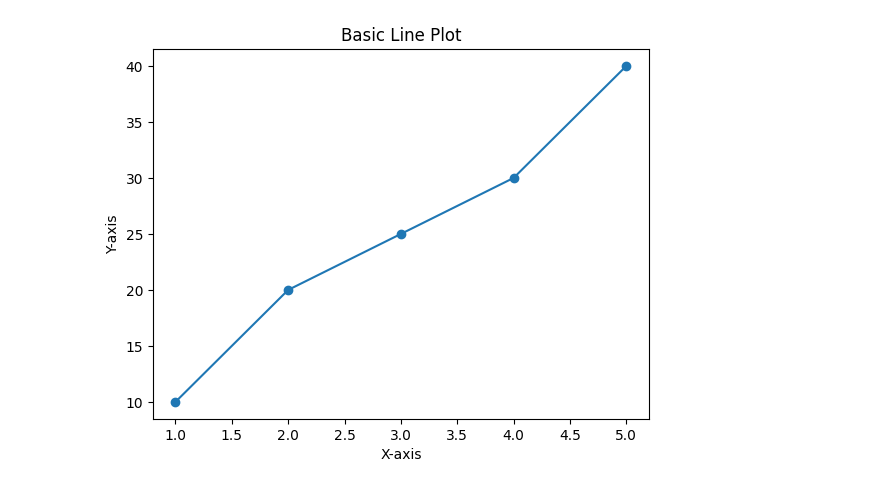
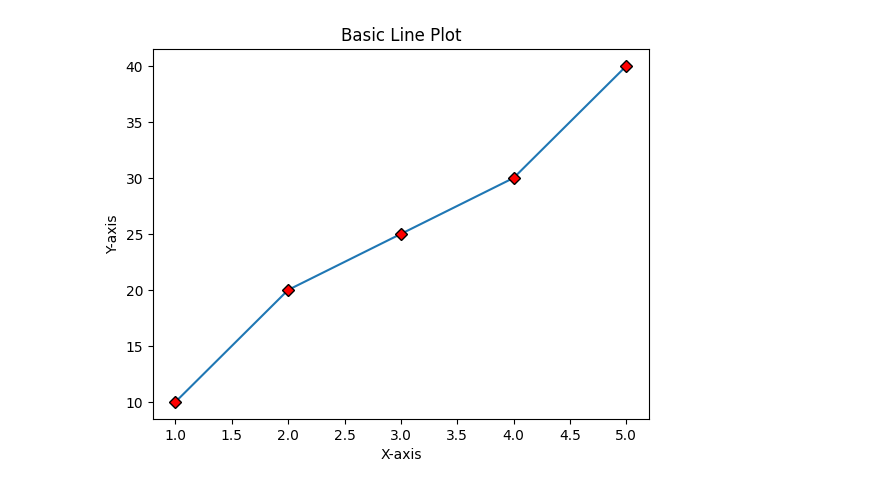
Before and after one commit to Fabllama/Data-Analytics, a Jupyter notebook: Week 9/BasicLinePlotExample.ipynb, the cells around one changed output. Drawn from its saved outputs; the diff is of its cells as text; code cells hidden in the pictures.

```diff
--- a/Week 9/BasicLinePlotExample.ipynb
+++ b/Week 9/BasicLinePlotExample.ipynb
@@ -1,11 +1,11 @@
 # %%
 import matplotlib.pyplot as plt
 x = [1, 2, 3, 4, 5]
 y = [10, 20, 25, 30, 40]
-plt.plot(x, y, marker='y')
+plt.plot(x, y, marker='D', markerfacecolor='red', markeredgecolor='black')
 plt.xlabel('X-axis')
 plt.ylabel('Y-axis')
 plt.title('Basic Line Plot')
 plt.show()
 # %% [output]
-[figure, old version]
+[figure, new version]
```
Also changed, not shown: parts of 1 cell of this notebook.
